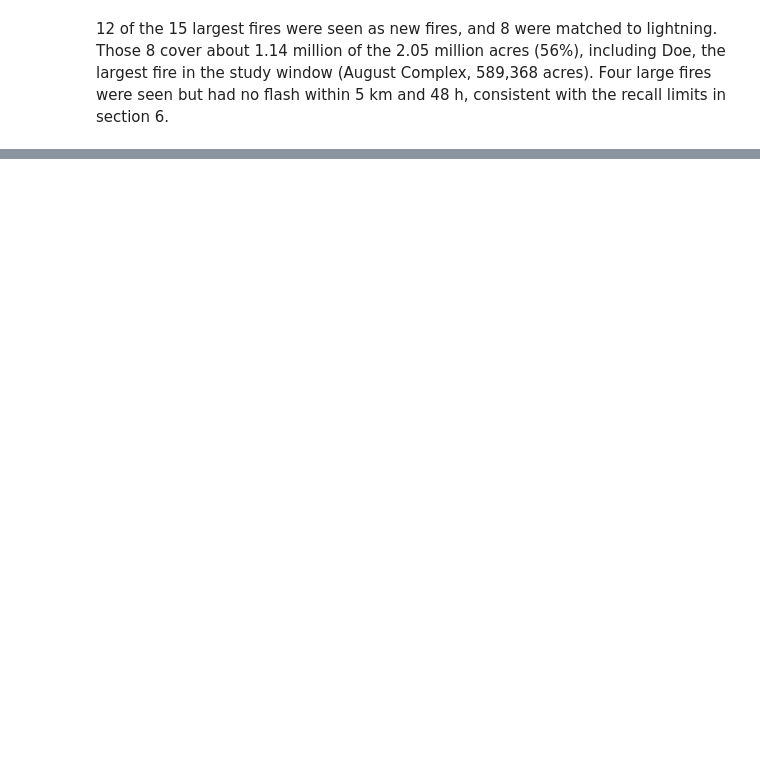
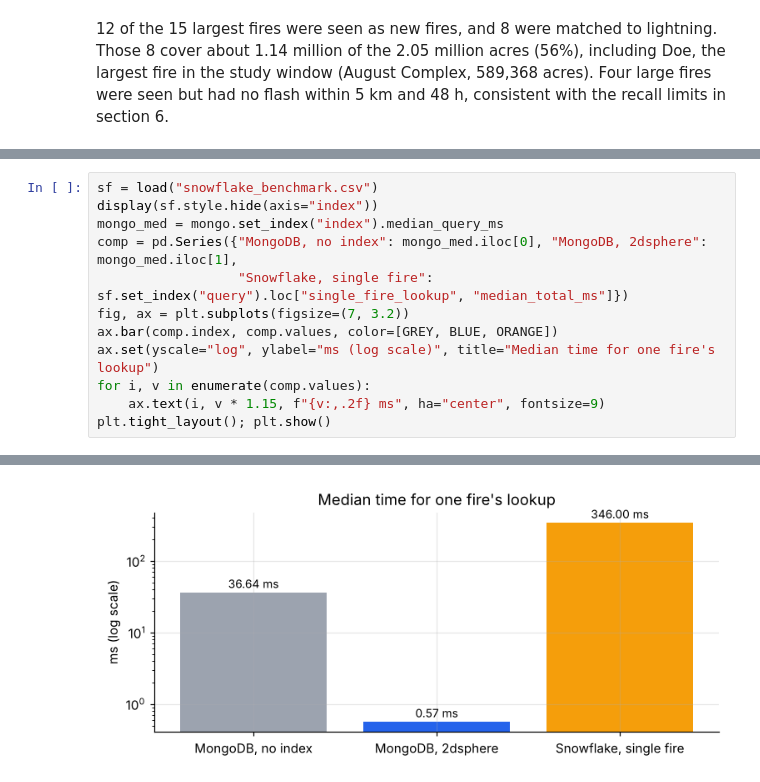
Before and after one commit to chinmayibolisetty-cmd/wildfire-lightning-pipeline., a Jupyter notebook: results.ipynb, the cells around one changed output, grey strips where cells are left out. Saved outputs shown, nothing was run; the diff lists cells and outputs as text; blank space fills up the shorter version.

```diff
--- a/results.ipynb
+++ b/results.ipynb
@@ -358,0 +419,13 @@ Details are in `README.md`.
+# %%
+sf = load("snowflake_benchmark.csv")
+display(sf.style.hide(axis="index"))
+mongo_med = mongo.set_index("index").median_query_ms
+comp = pd.Series({"MongoDB, no index": mongo_med.iloc[0], "MongoDB, 2dsphere": mongo_med.iloc[1],
+                  "Snowflake, single fire": sf.set_index("query").loc["single_fire_lookup", "median_total_ms"]})
+fig, ax = plt.subplots(figsize=(7, 3.2))
+ax.bar(comp.index, comp.values, color=[GREY, BLUE, ORANGE])
+ax.set(yscale="log", ylabel="ms (log scale)", title="Median time for one fire's lookup")
+for i, v in enumerate(comp.values):
+    ax.text(i, v * 1.15, f"{v:,.2f} ms", ha="center", fontsize=9)
+plt.tight_layout(); plt.show()
+# %% [output]
@@ -358,0 +435 @@ Details are in `README.md`.
+[figure, added]
```
Also changed, not shown: parts of 23 cells of this notebook, 1 other file.
